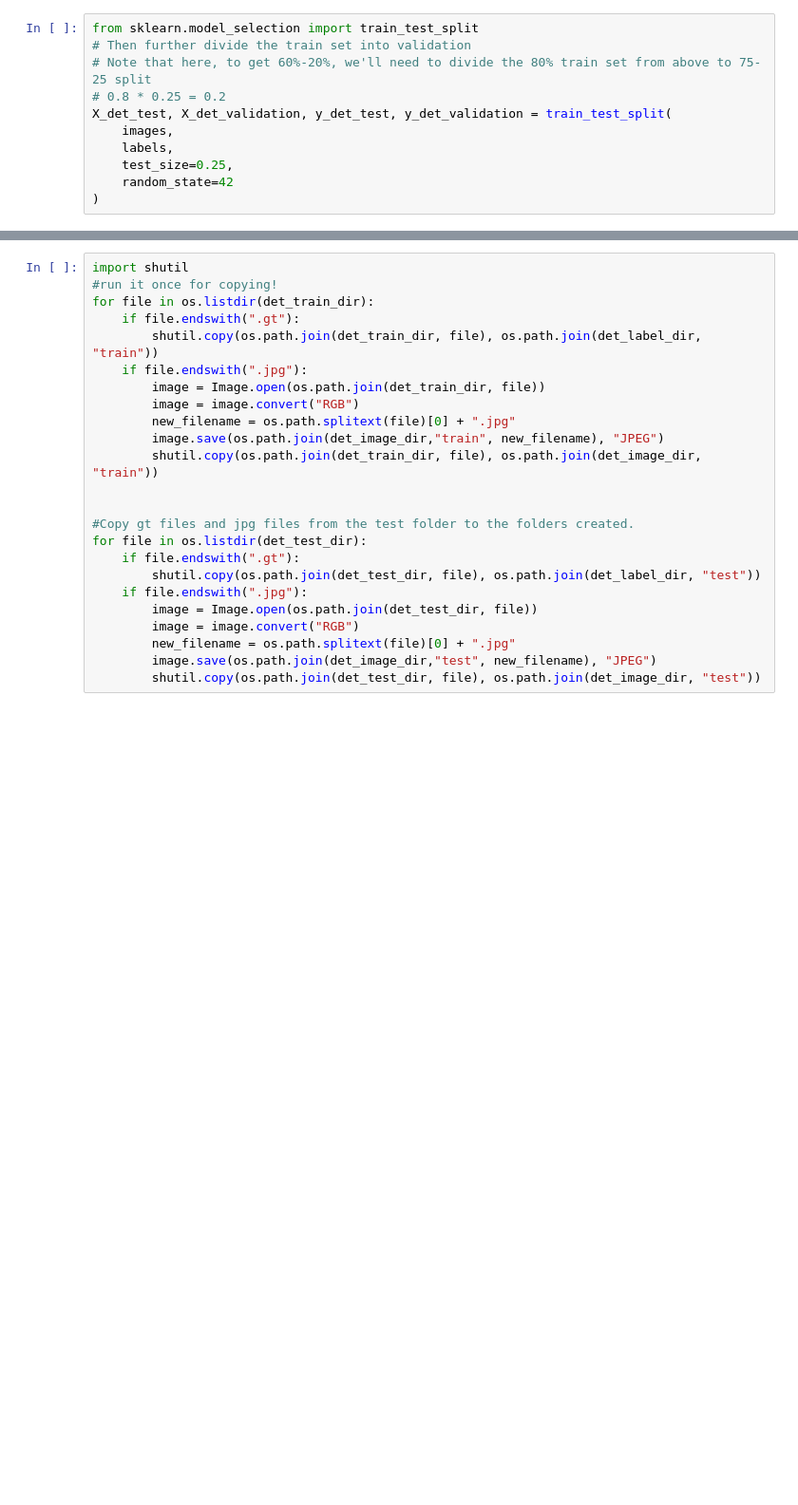
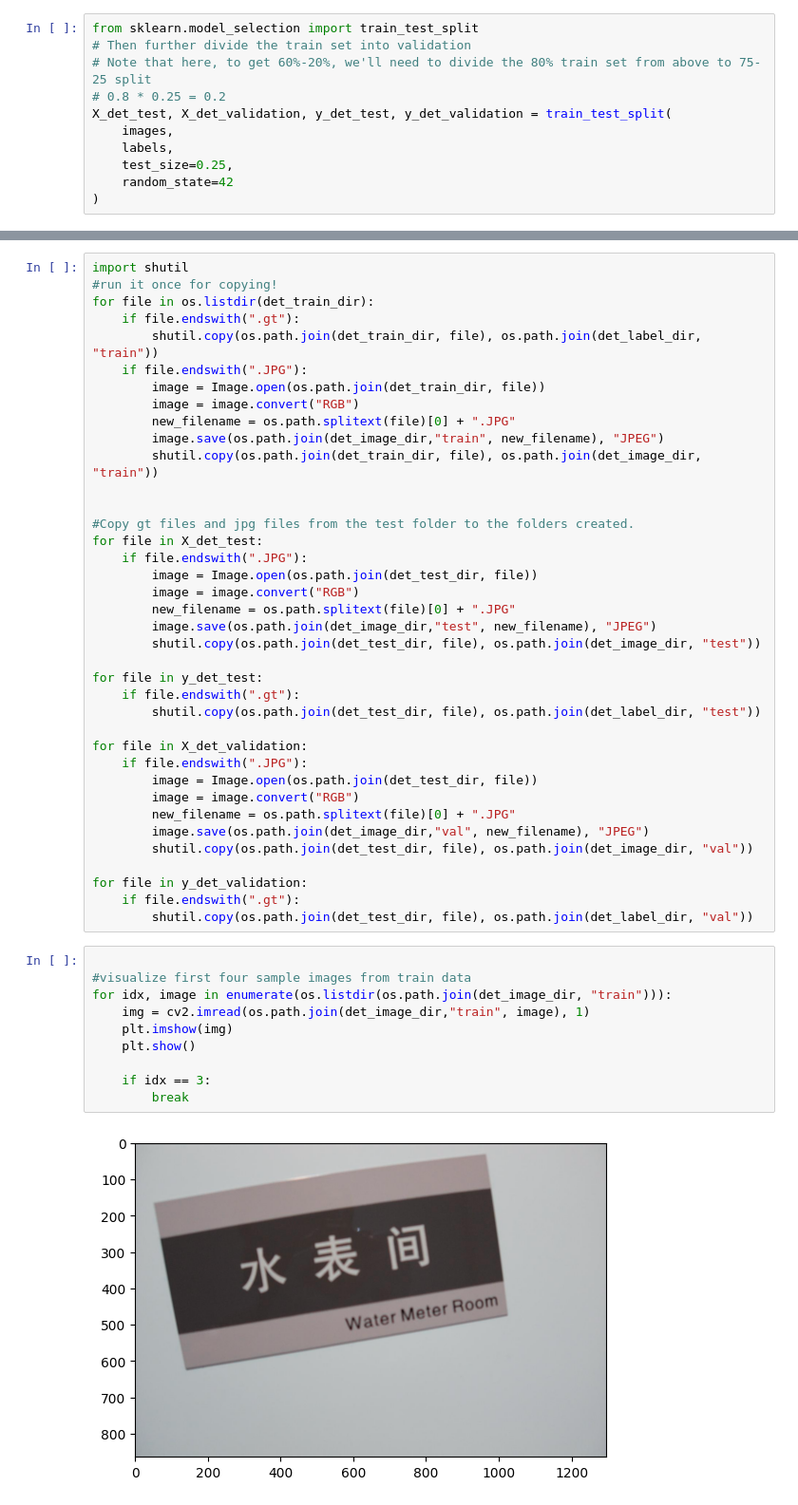
Before and after one commit to yuukionna022/ComputerVisionFontsExtended, a Jupyter notebook: ComputerVisionProject.ipynb, the cells around one changed output, grey strips where cells are left out. Shown at 95% size. Cells and saved outputs as stored; diff of their text form; blank space fills up the shorter version.

```diff
--- a/ComputerVisionProject.ipynb
+++ b/ComputerVisionProject.ipynb
@@ -956,21 +956,47 @@ import shutil
 for file in os.listdir(det_train_dir):
     if file.endswith(".gt"):
         shutil.copy(os.path.join(det_train_dir, file), os.path.join(det_label_dir, "train"))
-    if file.endswith(".jpg"):
+    if file.endswith(".JPG"):
         image = Image.open(os.path.join(det_train_dir, file))
         image = image.convert("RGB")
-        new_filename = os.path.splitext(file)[0] + ".jpg"
+        new_filename = os.path.splitext(file)[0] + ".JPG"
         image.save(os.path.join(det_image_dir,"train", new_filename), "JPEG")
         shutil.copy(os.path.join(det_train_dir, file), os.path.join(det_image_dir, "train"))
 
 
 #Copy gt files and jpg files from the test folder to the folders created.
-for file in os.listdir(det_test_dir):
+for file in X_det_test:
+    if file.endswith(".JPG"):
+        image = Image.open(os.path.join(det_test_dir, file))
+        image = image.convert("RGB")
+        new_filename = os.path.splitext(file)[0] + ".JPG"
+        image.save(os.path.join(det_image_dir,"test", new_filename), "JPEG")
+        shutil.copy(os.path.join(det_test_dir, file), os.path.join(det_image_dir, "test"))
+
+for file in y_det_test:
     if file.endswith(".gt"):
         shutil.copy(os.path.join(det_test_dir, file), os.path.join(det_label_dir, "test"))
-    if file.endswith(".jpg"):
+
+for file in X_det_validation:
+    if file.endswith(".JPG"):
         image = Image.open(os.path.join(det_test_dir, file))
         image = image.convert("RGB")
-        new_filename = os.path.splitext(file)[0] + ".jpg"
-        image.save(os.path.join(det_image_dir,"test", new_filename), "JPEG")
-        shutil.copy(os.path.join(det_test_dir, file), os.path.join(det_image_dir, "test"))
+        new_filename = os.path.splitext(file)[0] + ".JPG"
+        image.save(os.path.join(det_image_dir,"val", new_filename), "JPEG")
+        shutil.copy(os.path.join(det_test_dir, file), os.path.join(det_image_dir, "val"))
+
+for file in y_det_validation:
+    if file.endswith(".gt"):
+        shutil.copy(os.path.join(det_test_dir, file), os.path.join(det_label_dir, "val"))
+# %%
+
+#visualize first four sample images from train data
+for idx, image in enumerate(os.listdir(os.path.join(det_image_dir, "train"))):
+    img = cv2.imread(os.path.join(det_image_dir,"train", image), 1)
+    plt.imshow(img)
+    plt.show()
+
+    if idx == 3:
+        break
+# %% [output]
+[figure, added]
```
Also changed, not shown: parts of 7 cells of this notebook.
